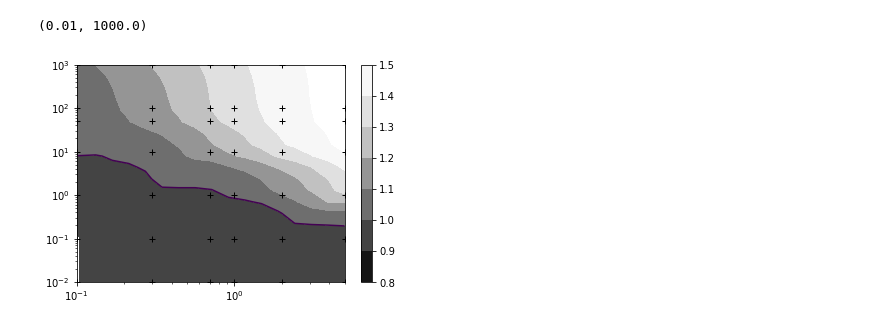
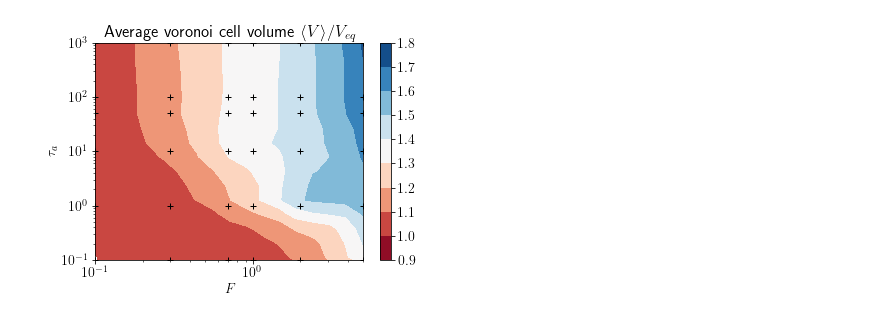
Before and after one commit to s-brahmachari/Active-noise-simulations, a Jupyter notebook: analysis_codes/plot_IPD.ipynb, the cells around one changed output. Drawn from its saved outputs; the diff is of its cells as text; code cells hidden in the pictures.

```diff
--- a/analysis_codes/plot_IPD.ipynb
+++ b/analysis_codes/plot_IPD.ipynb
@@ -47,15 +79,19 @@ print(np.unique(Fs),np.unique(Tas))
 # %%
+ax.clear()
 Xi,Yi=np.meshgrid(np.geomspace(0.05,5,20),np.logspace(-2,3,20))
 triang=tri.Triangulation(Fs,Tas)
 interpZ=tri.LinearTriInterpolator(triang,np.around(np.array(vcv)/vcv_eq, 2))
 Zi=interpZ(Xi,Yi)
-plt.contourf(Xi, Yi, Zi, levels=np.arange(0.8,1.6,0.1),cmap='Greys_r')
+plt.contourf(Xi, Yi, Zi, levels=np.arange(0.9,1.9,0.1),cmap='RdBu')
 plt.colorbar()
 plt.contour(Xi, Yi, Zi, levels=[1.])
 plt.plot(Fs,Tas,'k+')
 plt.loglog()
+plt.xlabel('$F$')
+plt.ylabel('$\\tau_a$')
 plt.xlim(1e-1,5)
-plt.ylim(1e-2,1e3)
+plt.ylim(1e-1,1e3)
+plt.title('Average voronoi cell volume $\\langle V\\rangle/V_{eq}$')
+plt.savefig(fpath+'/plots/normVCV_contour.png', dpi=300, bbox_inches='tight')
 # %% [output]
-(0.01, 1000.0)
-[figure, old version]
+[figure, new version]
```
Also changed, not shown: parts of 2 cells of this notebook, 4 other files.
